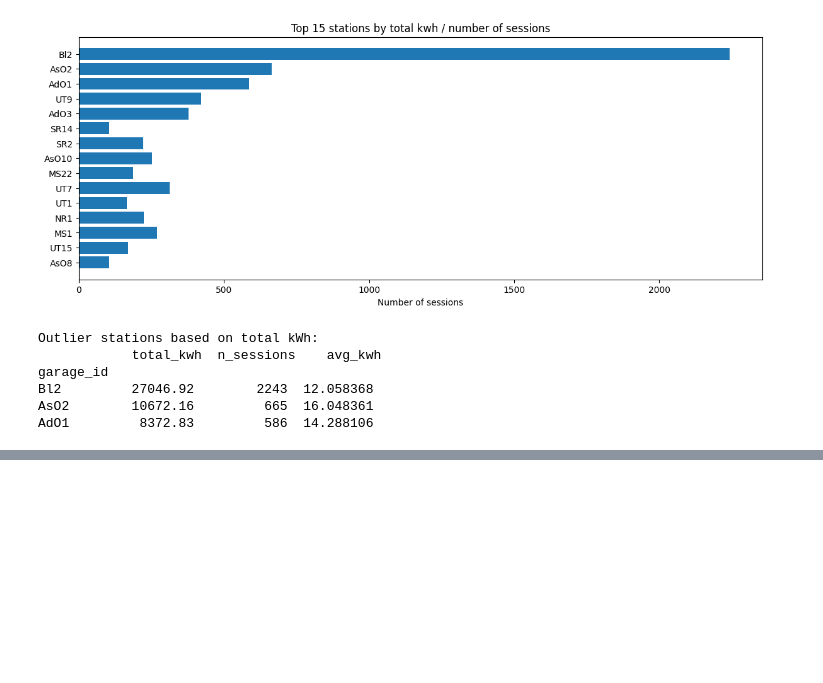
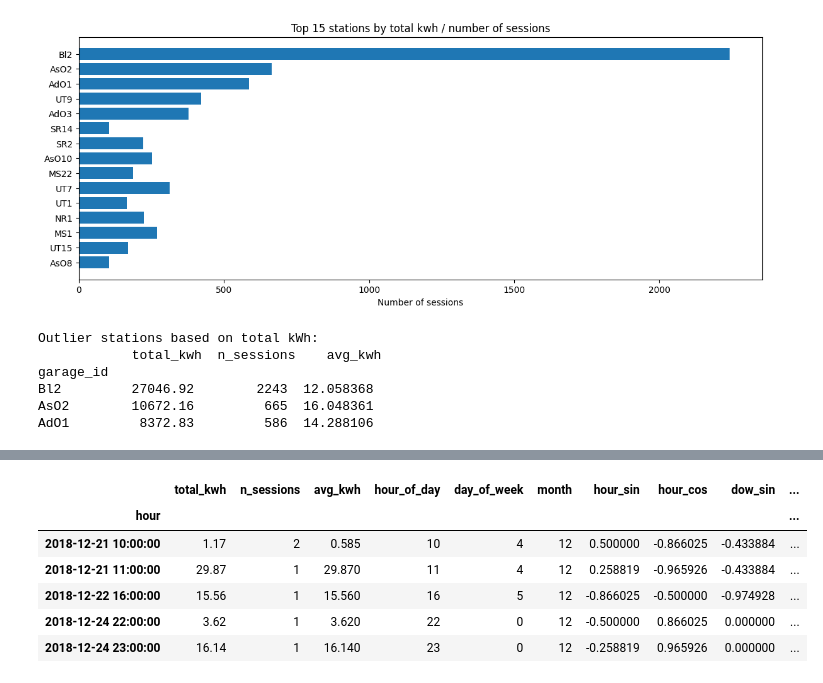
Before and after one commit to zahr888/mlops-ev-charging-predictor, a Jupyter notebook: notebooks/02_feature_eng.ipynb, the cells around one changed output, grey strips where cells are left out. Drawn from its saved outputs; the diff is of its cells as text; code cells hidden in the pictures; blank space fills up the shorter version.

```diff
--- a/notebooks/02_feature_eng.ipynb
+++ b/notebooks/02_feature_eng.ipynb
@@ -143,3 +163,8 @@ garage_id
 Bl2         27046.92        2243  12.058368
 AsO2        10672.16         665  16.048361
 AdO1         8372.83         586  14.288106
+# %%
+hourly_total['hour_of_day'] = hourly_total.index.hour
+hourly_total['day_of_week'] = hourly_total.index.dayofweek
+hourly_total['month'] = hourly_total.index.month
+hourly_total.head()
@@ -145,0 +179,17 @@ AdO1         8372.83         586  14.288106
+# %%
+#cyclical encoding
+hourly_total['hour_sin'] = np.sin(2*np.pi*hourly_total['hour_of_day']/24)
+hourly_total['hour_cos'] = np.cos(2*np.pi*hourly_total['hour_of_day']/24)
+hourly_total['dow_sin'] = np.sin(2*np.pi*hourly_total['day_of_week']/7)
+hourly_total['dow_cos'] = np.cos(2*np.pi*hourly_total['day_of_week']/7)
+hourly_total['month_sin'] = np.sin(2*np.pi*(hourly_total['month']-1)/12)
+hourly_total['month_cos'] = np.cos(2*np.pi*(hourly_total['month']-1)/12)
+hourly_total.head()
+# %% [output]
+|  | total_kwh | n_sessions | avg_kwh | hour_of_day | day_of_week | month | hour_sin | hour_cos | dow_sin | ... |
+| hour |  |  |  |  |  |  |  |  |  | ... |
+| 2018-12-21 10:00:00 | 1.17 | 2 | 0.585 | 10 | 4 | 12 | 0.500000 | -0.866025 | -0.433884 | ... |
+| 2018-12-21 11:00:00 | 29.87 | 1 | 29.870 | 11 | 4 | 12 | 0.258819 | -0.965926 | -0.433884 | ... |
+| 2018-12-22 16:00:00 | 15.56 | 1 | 15.560 | 16 | 5 | 12 | -0.866025 | -0.500000 | -0.974928 | ... |
+| 2018-12-24 22:00:00 | 3.62 | 1 | 3.620 | 22 | 0 | 12 | -0.500000 | 0.866025 | 0.000000 | ... |
+| 2018-12-24 23:00:00 | 16.14 | 1 | 16.140 | 23 | 0 | 12 | -0.258819 | 0.965926 | 0.000000 | ... |
```
Also changed, not shown: parts of 10 cells of this notebook, 1 other file.
